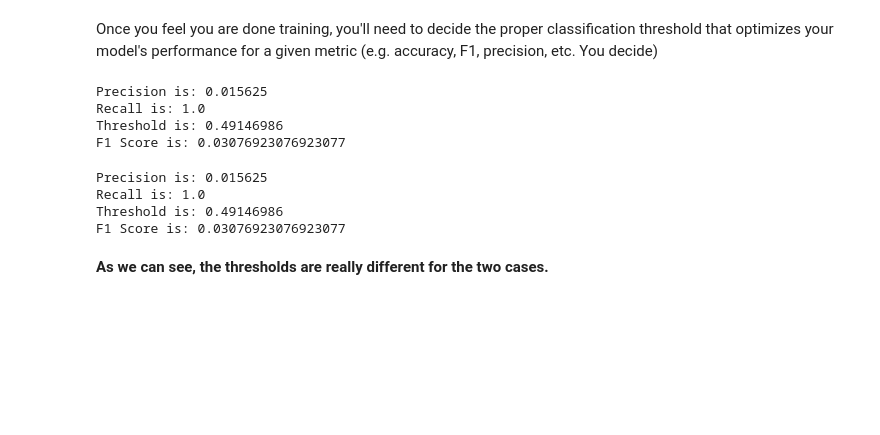
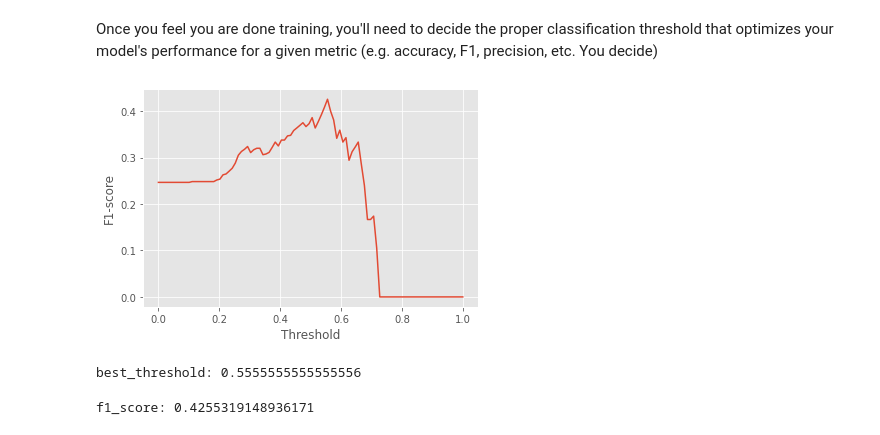
Before and after one commit to paul-reiners/pneumonia-detection-chest-x-rays, a Jupyter notebook: Build and train model.ipynb, the cells around one changed output. Cells and saved outputs as stored; diff of their text form; code cells hidden in the pictures; blank space fills up the shorter version.

Commit message:
Better F1 score.

```diff
--- a/Build and train model.ipynb
+++ b/Build and train model.ipynb
@@ -480,6 +477,15 @@ Once you feel you are done training, you'll need to decide the proper classifica
 # %%
 ## Find the threshold that optimize your model's performance,
 ## and use that threshold to make binary classification. Make sure you take all your metrics into consideration.
-
-# Todo
-precision, recall, thresholds = precision_recall_curve(valY, pred_Y)
+thresholds = np.linspace(0.0, 1.0, 100)
+f1_scores = []
+n = len(pred_Y)
+for threshold in thresholds:
+    gated_pred_y = [1 if pred >= threshold else 0 for pred in pred_Y]
+    score = f1_score(list(valY), gated_pred_y)
+    f1_scores.append(score)
+plt.plot(thresholds, f1_scores)
+plt.xlabel("Threshold")
+plt.ylabel("F1-score");
+# %% [output]
+[figure, added]
@@ -490,28 +491,0 @@ def  calc_f1(prec,recall):
-# %%
-# Look at the threshold where precision is 0.1
-precision_value = 0.5
-idx = (np.abs(precision - precision_value)).argmin()
-print('Precision is: '+ str(precision[idx]))
-print('Recall is: '+ str(recall[idx]))
-print('Threshold is: '+ str(thresholds[idx]))
-print('F1 Score is: ' + str(calc_f1(precision[idx],recall[idx])))
-# %% [output]
-Precision is: 0.015625
-Recall is: 1.0
-Threshold is: 0.49146986
-F1 Score is: 0.03076923076923077
-# %%
-# Look at the threshold where recall is 0.8
-recall_value = 0.8
-idx = (np.abs(recall - recall_value)).argmin()
-print('Precision is: '+ str(precision[idx]))
-print('Recall is: '+ str(recall[idx]))
-print('Threshold is: '+ str(thresholds[idx]))
-print('F1 Score is: ' + str(calc_f1(precision[idx],recall[idx])))
-# %% [output]
-Precision is: 0.015625
-Recall is: 1.0
-Threshold is: 0.49146986
-F1 Score is: 0.03076923076923077
-# %% [markdown]
-**As we can see, the thresholds are really different for the two cases.**
@@ -518,3 +496,11 @@ F1 Score is: 0.03076923076923077
+# %%
+print('best_threshold:', best_threshold)
+# %% [output]
+best_threshold: 0.5555555555555556
+# %%
+print('f1_score:', best_f1_score)
+# %% [output]
+f1_score: 0.4255319148936171
 # %%
 ## Let's look at some examples of true vs. predicted with our best model:
 
```
Also changed, not shown: parts of 17 cells of this notebook.
